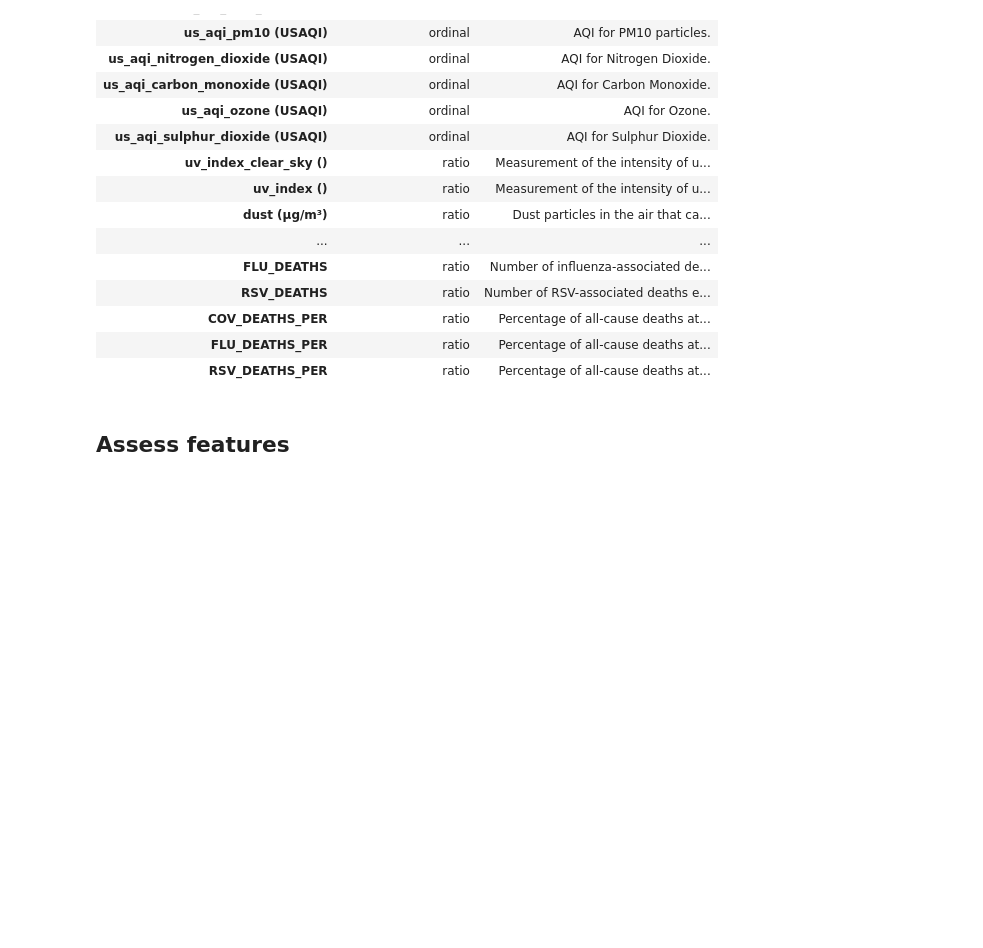
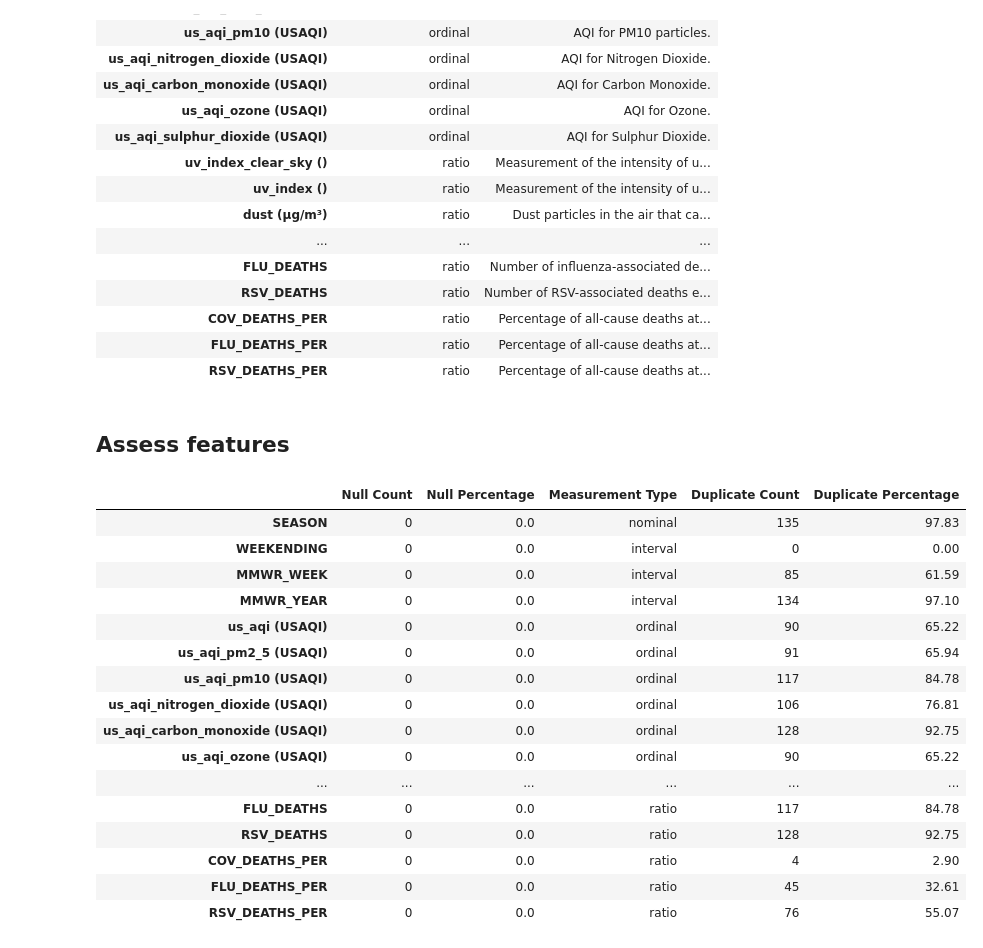
Before and after one commit to ianbunag/cmpe-255-data-mining-project, a Jupyter notebook: 04-01-data-preparation.ipynb, the cells around one changed output. Drawn from its saved outputs; the diff is of its cells as text; code cells hidden in the pictures; blank space fills up the shorter version.

Commit message:
34-6: Assess stitched features

```diff
--- a/04-01-data-preparation.ipynb
+++ b/04-01-data-preparation.ipynb
@@ -250,3 +311,24 @@ memory usage: 41.0+ KB
 | RSV_DEATHS_PER | ratio | Percentage of all-cause deaths at... |
 # %% [markdown]
 ## Assess features
+# %%
+assessment = df.copy()
+display(assess_features(assessment, measurements))
+# %% [output]
+|  | Null Count | Null Percentage | Measurement Type | Duplicate Count | Duplicate Percentage |
+| SEASON | 0 | 0.0 | nominal | 135 | 97.83 |
+| WEEKENDING | 0 | 0.0 | interval | 0 | 0.00 |
+| MMWR_WEEK | 0 | 0.0 | interval | 85 | 61.59 |
+| MMWR_YEAR | 0 | 0.0 | interval | 134 | 97.10 |
+| us_aqi (USAQI) | 0 | 0.0 | ordinal | 90 | 65.22 |
+| us_aqi_pm2_5 (USAQI) | 0 | 0.0 | ordinal | 91 | 65.94 |
+| us_aqi_pm10 (USAQI) | 0 | 0.0 | ordinal | 117 | 84.78 |
+| us_aqi_nitrogen_dioxide (USAQI) | 0 | 0.0 | ordinal | 106 | 76.81 |
+| us_aqi_carbon_monoxide (USAQI) | 0 | 0.0 | ordinal | 128 | 92.75 |
+| us_aqi_ozone (USAQI) | 0 | 0.0 | ordinal | 90 | 65.22 |
+| ... | ... | ... | ... | ... | ... |
+| FLU_DEATHS | 0 | 0.0 | ratio | 117 | 84.78 |
+| RSV_DEATHS | 0 | 0.0 | ratio | 128 | 92.75 |
+| COV_DEATHS_PER | 0 | 0.0 | ratio | 4 | 2.90 |
+| FLU_DEATHS_PER | 0 | 0.0 | ratio | 45 | 32.61 |
+| RSV_DEATHS_PER | 0 | 0.0 | ratio | 76 | 55.07 |
```
Also changed, not shown: parts of 7 cells of this notebook, 3 other files.
